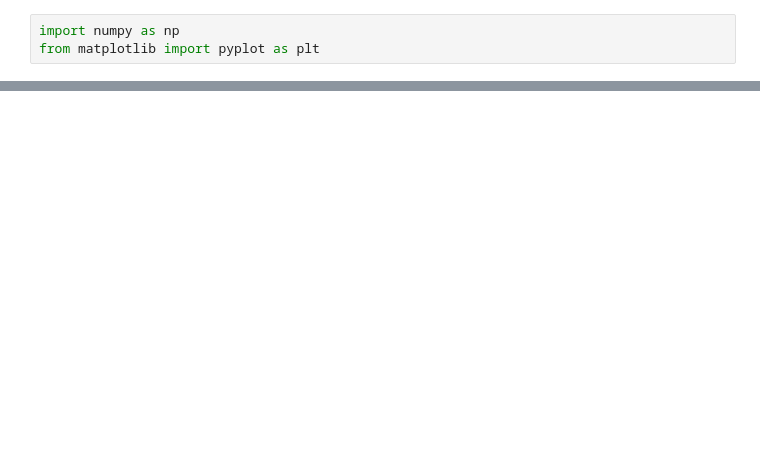
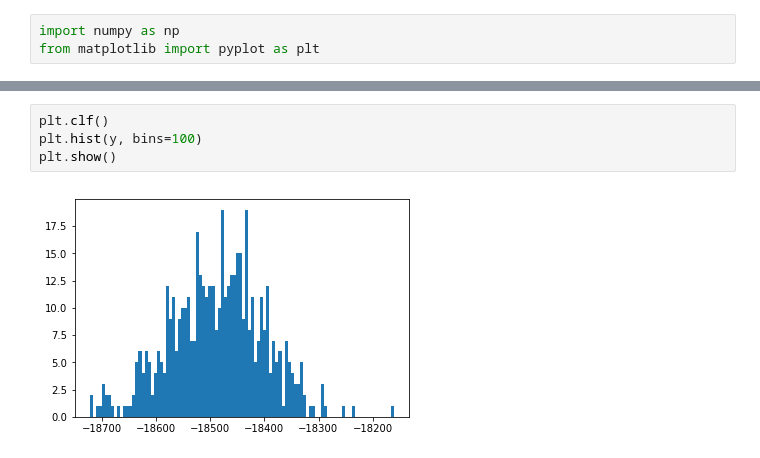
Before and after one commit to zdavidli/compbio, a Jupyter notebook: labs/lab5b/Untitled.ipynb, the cells around one changed output, grey strips where cells are left out. Saved outputs shown, nothing was run; the diff lists cells and outputs as text; blank space fills up the shorter version.

```diff
--- a/labs/lab5b/Untitled.ipynb
+++ b/labs/lab5b/Untitled.ipynb
@@ -34,0 +28,6 @@ print(x,y)
+# %%
+plt.clf()
+plt.hist(y, bins=100)
+plt.show()
+# %% [output]
+[figure, added]
```
Also changed, not shown: parts of 5 cells of this notebook, 12 other files.
